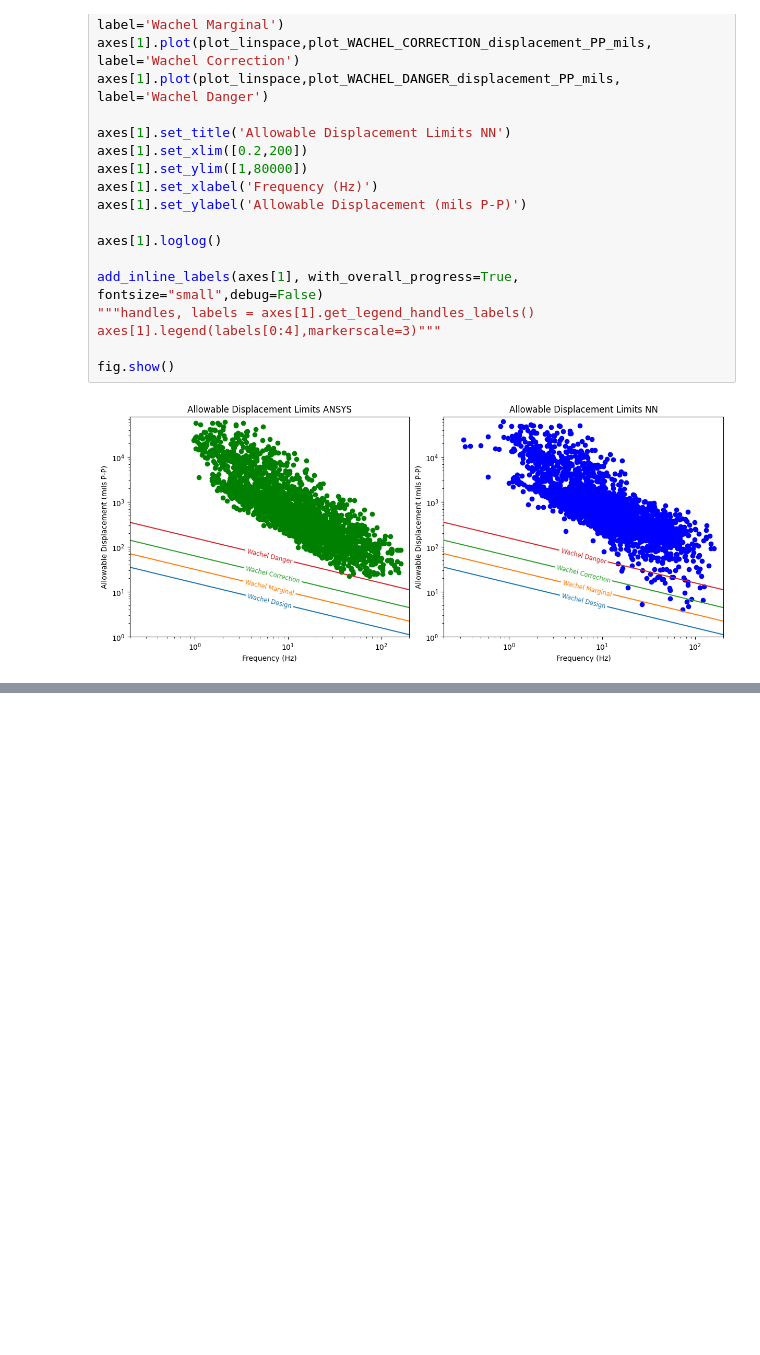
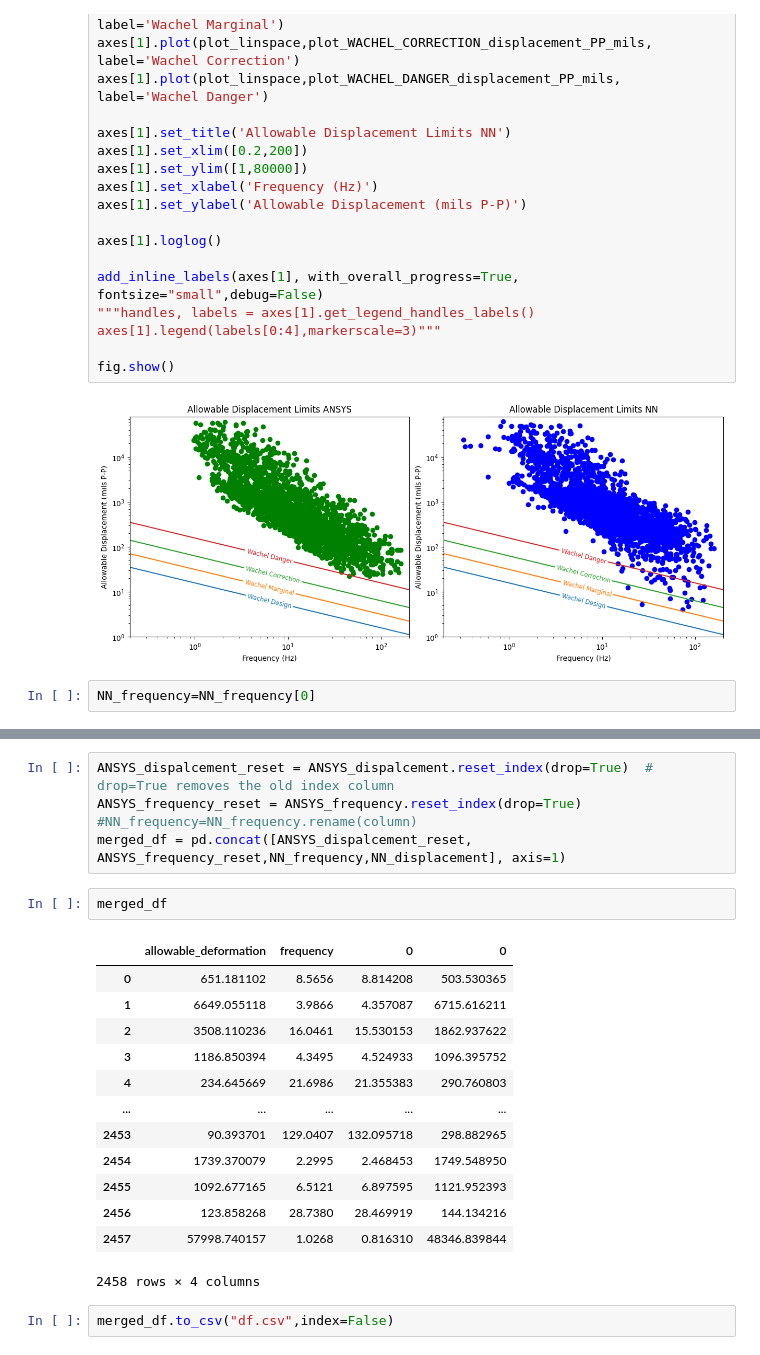
Before and after one commit to austin2002x/Thesis_Code, a Jupyter notebook: NN7.ipynb, the cells around one changed output, grey strips where cells are left out. Cells and saved outputs as stored; diff of their text form; blank space fills up the shorter version.

```diff
--- a/NN7.ipynb
+++ b/NN7.ipynb
@@ -422,3 +422,5 @@ axes[1].legend(labels[0:4],markerscale=3)"""
 fig.show()
 # %% [output]
 [figure]
+# %%
+NN_frequency=NN_frequency[0]
@@ -424,0 +442,23 @@ fig.show()
+# %%
+ANSYS_dispalcement_reset = ANSYS_dispalcement.reset_index(drop=True)  # drop=True removes the old index column
+ANSYS_frequency_reset = ANSYS_frequency.reset_index(drop=True)
+#NN_frequency=NN_frequency.rename(column)
+merged_df = pd.concat([ANSYS_dispalcement_reset, ANSYS_frequency_reset,NN_frequency,NN_displacement], axis=1)
+# %%
+merged_df
+# %% [output]
+|  | allowable_deformation | frequency | 0 | 0 |
+| 0 | 651.181102 | 8.5656 | 8.814208 | 503.530365 |
+| 1 | 6649.055118 | 3.9866 | 4.357087 | 6715.616211 |
+| 2 | 3508.110236 | 16.0461 | 15.530153 | 1862.937622 |
+| 3 | 1186.850394 | 4.3495 | 4.524933 | 1096.395752 |
+| 4 | 234.645669 | 21.6986 | 21.355383 | 290.760803 |
+| ... | ... | ... | ... | ... |
+| 2453 | 90.393701 | 129.0407 | 132.095718 | 298.882965 |
+| 2454 | 1739.370079 | 2.2995 | 2.468453 | 1749.548950 |
+| 2455 | 1092.677165 | 6.5121 | 6.897595 | 1121.952393 |
+| 2456 | 123.858268 | 28.7380 | 28.469919 | 144.134216 |
+| 2457 | 57998.740157 | 1.0268 | 0.816310 | 48346.839844 |
+2458 rows × 4 columns
+# %%
+merged_df.to_csv("df.csv",index=False)
```
Also changed, not shown: parts of 1 cell of this notebook, 1 other file.
